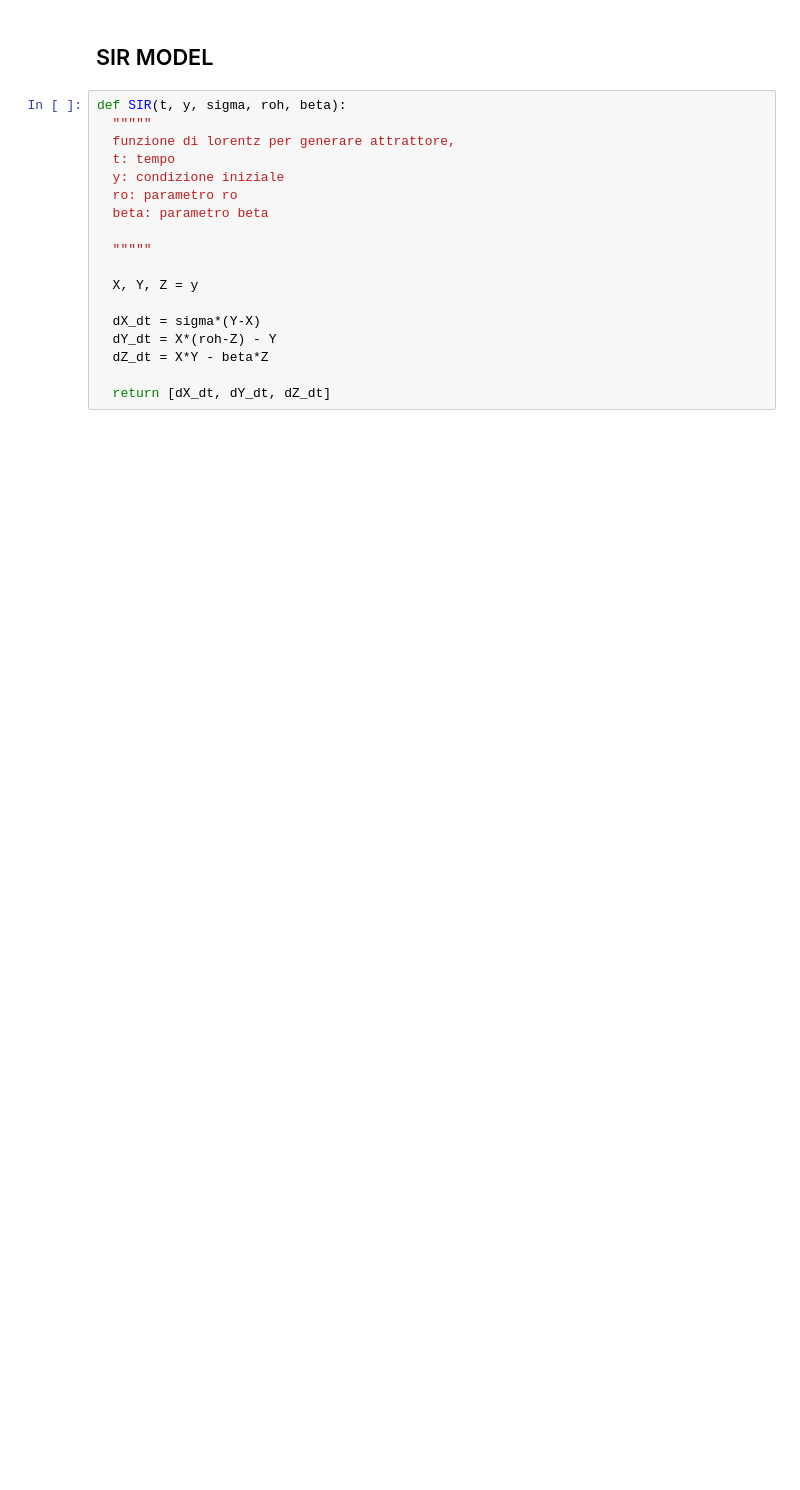
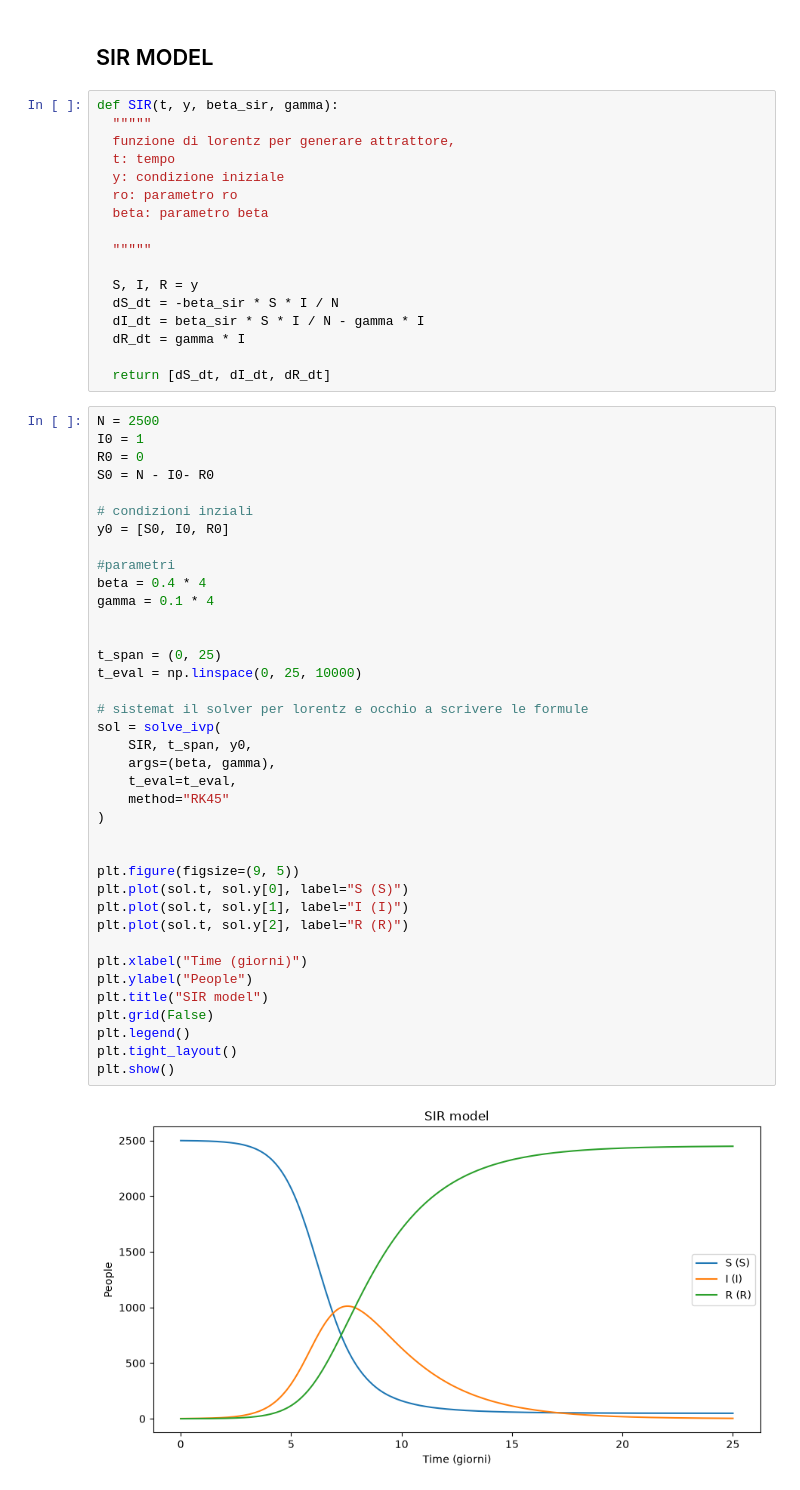
Before and after one commit to nicksonPeanuts/bthesis, a Jupyter notebook: src/simulations/lorentz.ipynb, the cells around one changed output. Cells and saved outputs as stored; diff of their text form; blank space fills up the shorter version.

Commit message:
aggiunto SIR e sistemato il resto, visto coi professori

```diff
--- a/src/simulations/lorentz.ipynb
+++ b/src/simulations/lorentz.ipynb
@@ -95,7 +97,7 @@ Widget(value='<iframe src="http://localhost:34617/index.html?ui=P_0x78365e92a720
 # %% [markdown]
 ## SIR MODEL
 # %%
-def SIR(t, y, sigma, roh, beta):
+def SIR(t, y, beta_sir, gamma):
   """""
   funzione di lorentz per generare attrattore,
   t: tempo
@@ -105,10 +107,49 @@ def SIR(t, y, sigma, roh, beta):
 
   """""
 
-  X, Y, Z = y
+  S, I, R = y
+  dS_dt = -beta_sir * S * I / N
+  dI_dt = beta_sir * S * I / N - gamma * I
+  dR_dt = gamma * I
 
-  dX_dt = sigma*(Y-X)
-  dY_dt = X*(roh-Z) - Y
-  dZ_dt = X*Y - beta*Z
-
-  return [dX_dt, dY_dt, dZ_dt]
+  return [dS_dt, dI_dt, dR_dt]
+# %%
+N = 2500
+I0 = 1
+R0 = 0
+S0 = N - I0- R0
+
+# condizioni inziali
+y0 = [S0, I0, R0]
+
+#parametri
+beta = 0.4 * 4
+gamma = 0.1 * 4
+
+
+t_span = (0, 25)
+t_eval = np.linspace(0, 25, 10000)
+
+# sistemat il solver per lorentz e occhio a scrivere le formule
+sol = solve_ivp(
+    SIR, t_span, y0,
+    args=(beta, gamma),
+    t_eval=t_eval,
+    method="RK45"
+)
+
+
+plt.figure(figsize=(9, 5))
+plt.plot(sol.t, sol.y[0], label="S (S)")
+plt.plot(sol.t, sol.y[1], label="I (I)")
+plt.plot(sol.t, sol.y[2], label="R (R)")
+
+plt.xlabel("Time (giorni)")
+plt.ylabel("People")
+plt.title("SIR model")
+plt.grid(False)
+plt.legend()
+plt.tight_layout()
+plt.show()
+# %% [output]
+[figure, added]
```
Also changed, not shown: parts of 1 cell of this notebook, 9 other files.
